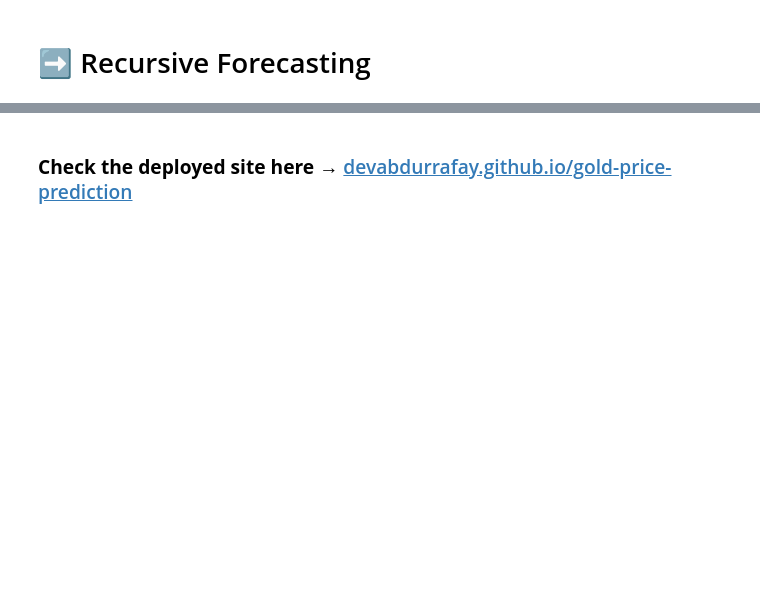
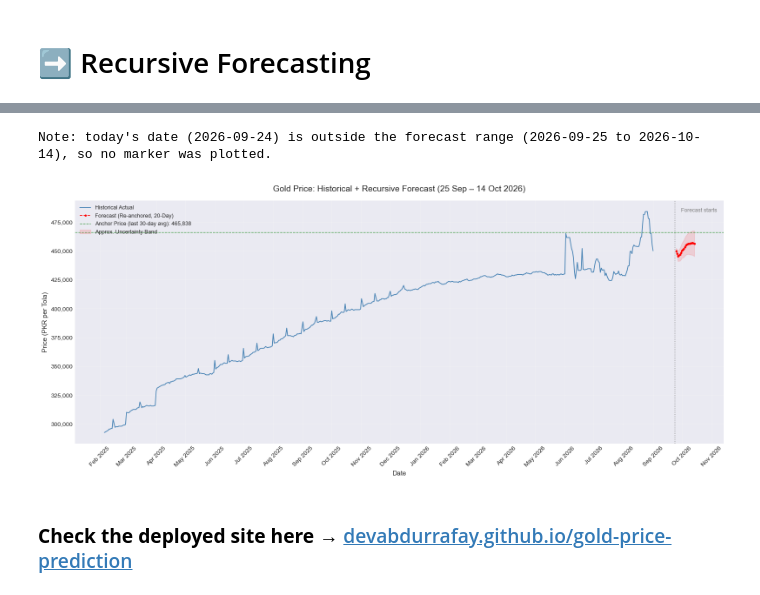
Before and after one commit to DevAbdurRafay/gold-price-prediction, a Jupyter notebook: Gold_Price_Prediction.ipynb, the cells around one changed output, grey strips where cells are left out. Drawn from its saved outputs; the diff is of its cells as text; code cells hidden in the pictures; blank space fills up the shorter version.

```diff
--- a/Gold_Price_Prediction.ipynb
+++ b/Gold_Price_Prediction.ipynb
@@ -1269,3 +980,69 @@ plt.show()
+# %%
+import matplotlib.dates as mdates
+import matplotlib.ticker as mticker
+from datetime import datetime
+
+fig, ax = plt.subplots(figsize=(16, 7))
+
+ax.plot(df['Date'], df['24K_PKR_per_Tola'], color='steelblue', linewidth=1.3, label='Historical Actual')
+
+ax.plot(forecast_df['Date'], forecast_df['Predicted_Price'], color='red',
+        linewidth=1.2, linestyle='--', marker='o', markersize=2.5, label='Forecast (Re-anchored, 20-Day)')
+
+anchor_price = df['24K_PKR_per_Tola'].tail(21).mean()
+ax.axhline(y=anchor_price, color='green', linestyle='--', linewidth=1, alpha=0.7,
+           label=f'Anchor Price (last 30-day avg): {anchor_price:,.0f}')
+
+horizon_days = (forecast_df['Date'] - forecast_df['Date'].min()).dt.days.values + 1
+base_error = df['24K_PKR_per_Tola'].tail(30).std()
+uncertainty = base_error * np.sqrt(horizon_days) * 0.15
+ax.fill_between(forecast_df['Date'],
+                 forecast_df['Predicted_Price'] - uncertainty,
+                 forecast_df['Predicted_Price'] + uncertainty,
+                 color='red', alpha=0.12, label='Approx. Uncertainty Band')
+
+ax.axvline(x=forecast_df['Date'].min() - pd.Timedelta(days=1), color='gray', linestyle=':', alpha=0.8, linewidth=1.2)
+ax.annotate('Forecast starts', xy=(forecast_df['Date'].min() - pd.Timedelta(days=1), ax.get_ylim()[1]*0.98),
+            xytext=(10, 0), textcoords='offset points', fontsize=9, color='gray')
+
+today = pd.Timestamp(datetime.now().date())
+forecast_min = forecast_df['Date'].min()
+forecast_max = forecast_df['Date'].max()
+
+if forecast_min <= today <= forecast_max:
+    closest_idx = (forecast_df['Date'] - today).abs().idxmin()
+    today_point = forecast_df.loc[[closest_idx]]
+
+    ax.scatter(today_point['Date'], today_point['Predicted_Price'], color='black', zorder=5, s=45)
+    ax.annotate(
+        f"Today ({today_point['Date'].dt.strftime('%d %b %Y').values[0]}): {today_point['Predicted_Price'].values[0]:,.0f} PKR",
+        xy=(today_point['Date'].values[0], today_point['Predicted_Price'].values[0]),
+        xytext=(20, -35), textcoords='offset points', fontsize=9, fontweight='bold',
+        bbox=dict(boxstyle='round,pad=0.3', fc='white', ec='black', alpha=0.9),
+        arrowprops=dict(arrowstyle='->', color='black', lw=0.8)
+    )
+else:
+    print(f"Note: today's date ({today.date()}) is outside the forecast range "
+          f"({forecast_min.date()} to {forecast_max.date()}), so no marker was plotted.")
+
+ax.set_title(
+    f"Gold Price: Historical + Recursive Forecast ({forecast_df['Date'].min().strftime('%d %b')} – {forecast_df['Date'].max().strftime('%d %b %Y')})",
+    fontsize=14, pad=15
+)
+ax.set_xlabel('Date', fontsize=11)
+ax.set_ylabel('Price (PKR per Tola)', fontsize=11)
+ax.yaxis.set_major_formatter(mticker.FuncFormatter(lambda x, _: f'{x:,.0f}'))
+ax.xaxis.set_major_locator(mdates.MonthLocator())
+ax.xaxis.set_major_formatter(mdates.DateFormatter('%b %Y'))
+plt.xticks(rotation=45)
+
+ax.legend(loc='upper left', fontsize=9, framealpha=0.9)
+ax.grid(alpha=0.3)
+plt.tight_layout()
+plt.show()
+# %% [output]
+Note: today's date (2026-09-24) is outside the forecast range (2026-09-25 to 2026-10-14), so no marker was plotted.
+[figure, added]
 # %%
 df.to_csv('historical_data.csv', index=False)
 forecast_df.to_csv('forecast_data.csv', index=False)
```
Also changed, not shown: parts of 37 cells of this notebook, 1 other file.
